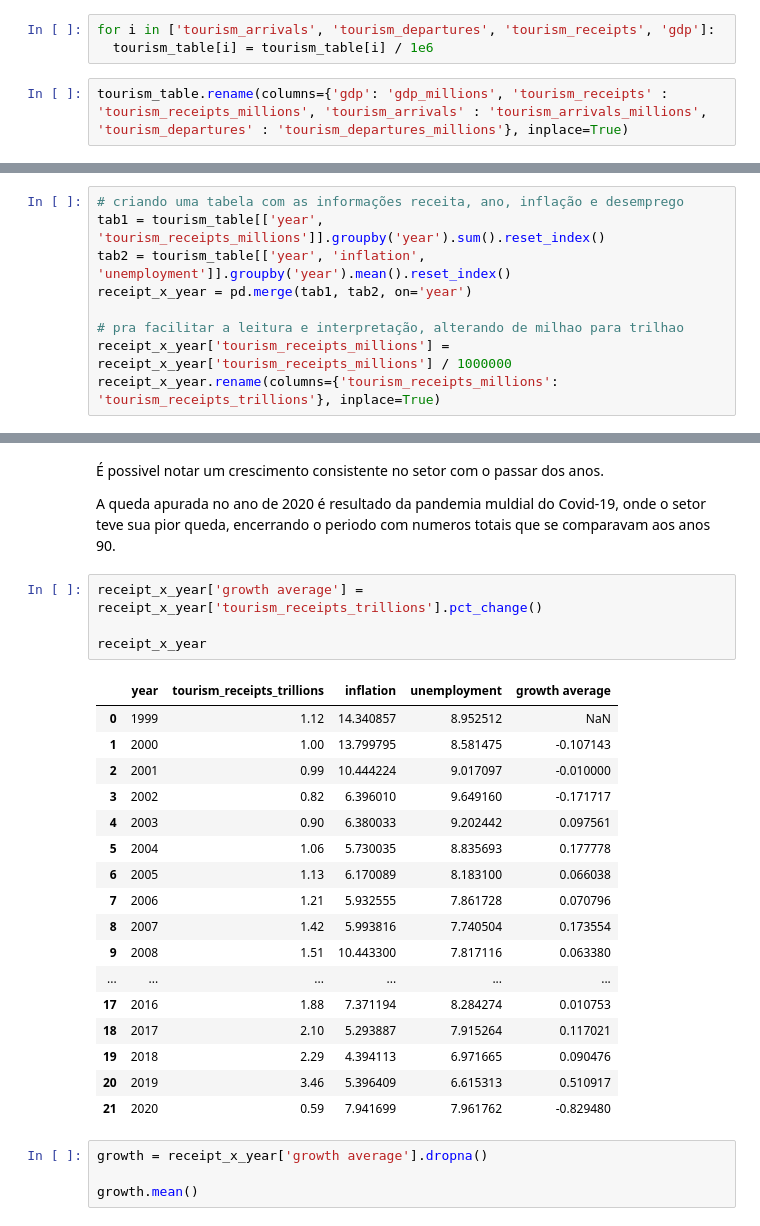
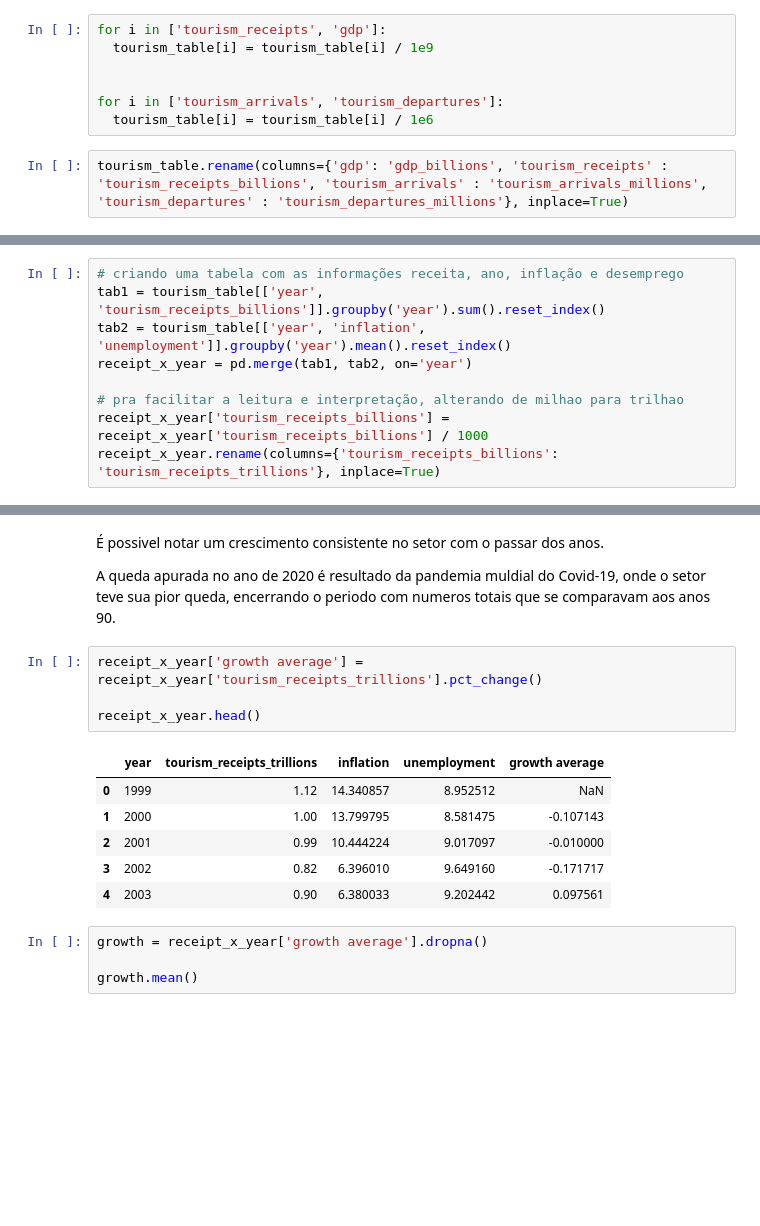
Before and after one commit to Gabs72P/Analise-da-economia-do-turismo-mundial, a Jupyter notebook: Projeto_Turismo.ipynb, the cells around one changed output, grey strips where cells are left out. Cells and saved outputs as stored; diff of their text form; blank space fills up the shorter version.

```diff
--- a/Projeto_Turismo.ipynb
+++ b/Projeto_Turismo.ipynb
@@ -232,8 +251,12 @@ Outra coisa importante, para melhorar a leitura dos dados, irei converter as col
 # %%
-for i in ['tourism_arrivals', 'tourism_departures', 'tourism_receipts', 'gdp']:
+for i in ['tourism_receipts', 'gdp']:
+  tourism_table[i] = tourism_table[i] / 1e9
+
+
+for i in ['tourism_arrivals', 'tourism_departures']:
   tourism_table[i] = tourism_table[i] / 1e6
 # %%
-tourism_table.rename(columns={'gdp': 'gdp_millions', 'tourism_receipts' : 'tourism_receipts_millions', 'tourism_arrivals' : 'tourism_arrivals_millions', 'tourism_departures' : 'tourism_departures_millions'}, inplace=True)
+tourism_table.rename(columns={'gdp': 'gdp_billions', 'tourism_receipts' : 'tourism_receipts_billions', 'tourism_arrivals' : 'tourism_arrivals_millions', 'tourism_departures' : 'tourism_departures_millions'}, inplace=True)
 # %%
 tourism_table.tail(10)
 
@@ -362,13 +380,13 @@ tourism_table['country'].nunique()
 *   Houve algum evento global (crises econômicas, pandemias) que impactou significativamente o setor?
 # %%
 # criando uma tabela com as informações receita, ano, inflação e desemprego
-tab1 = tourism_table[['year', 'tourism_receipts_millions']].groupby('year').sum().reset_index()
+tab1 = tourism_table[['year', 'tourism_receipts_billions']].groupby('year').sum().reset_index()
 tab2 = tourism_table[['year', 'inflation', 'unemployment']].groupby('year').mean().reset_index()
 receipt_x_year = pd.merge(tab1, tab2, on='year')
 
 # pra facilitar a leitura e interpretação, alterando de milhao para trilhao
-receipt_x_year['tourism_receipts_millions'] = receipt_x_year['tourism_receipts_millions'] / 1000000
-receipt_x_year.rename(columns={'tourism_receipts_millions': 'tourism_receipts_trillions'}, inplace=True)
+receipt_x_year['tourism_receipts_billions'] = receipt_x_year['tourism_receipts_billions'] / 1000
+receipt_x_year.rename(columns={'tourism_receipts_billions': 'tourism_receipts_trillions'}, inplace=True)
 # %%
 receipt_x_year['tourism_receipts_trillions'] = (receipt_x_year['tourism_receipts_trillions']).round(2)
 # %%
@@ -404,25 +415,14 @@ A queda apurada no ano de 2020 é resultado da pandemia muldial do Covid-19, ond
 # %%
 receipt_x_year['growth average'] = receipt_x_year['tourism_receipts_trillions'].pct_change()
 
-receipt_x_year
+receipt_x_year.head()
 # %% [output]
 |  | year | tourism_receipts_trillions | inflation | unemployment | growth average |
 | 0 | 1999 | 1.12 | 14.340857 | 8.952512 | NaN |
 | 1 | 2000 | 1.00 | 13.799795 | 8.581475 | -0.107143 |
 | 2 | 2001 | 0.99 | 10.444224 | 9.017097 | -0.010000 |
 | 3 | 2002 | 0.82 | 6.396010 | 9.649160 | -0.171717 |
 | 4 | 2003 | 0.90 | 6.380033 | 9.202442 | 0.097561 |
-| 5 | 2004 | 1.06 | 5.730035 | 8.835693 | 0.177778 |
-| 6 | 2005 | 1.13 | 6.170089 | 8.183100 | 0.066038 |
-| 7 | 2006 | 1.21 | 5.932555 | 7.861728 | 0.070796 |
-| 8 | 2007 | 1.42 | 5.993816 | 7.740504 | 0.173554 |
-| 9 | 2008 | 1.51 | 10.443300 | 7.817116 | 0.063380 |
-| ... | ... | ... | ... | ... | ... |
-| 17 | 2016 | 1.88 | 7.371194 | 8.284274 | 0.010753 |
-| 18 | 2017 | 2.10 | 5.293887 | 7.915264 | 0.117021 |
-| 19 | 2018 | 2.29 | 4.394113 | 6.971665 | 0.090476 |
-| 20 | 2019 | 3.46 | 5.396409 | 6.615313 | 0.510917 |
-| 21 | 2020 | 0.59 | 7.941699 | 7.961762 | -0.829480 |
 # %%
 growth = receipt_x_year['growth average'].dropna()
 
```
Also changed, not shown: parts of 23 cells of this notebook.
